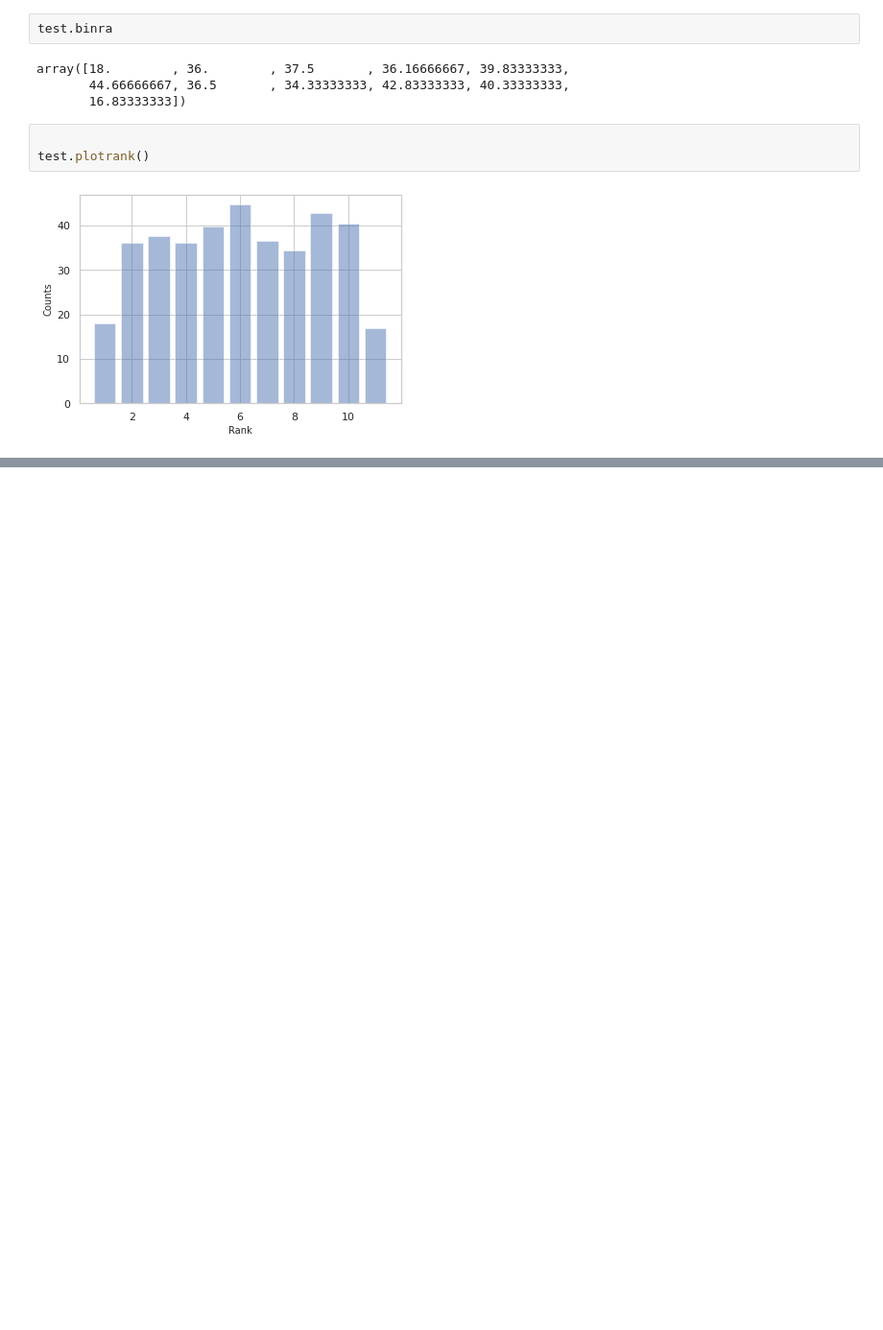
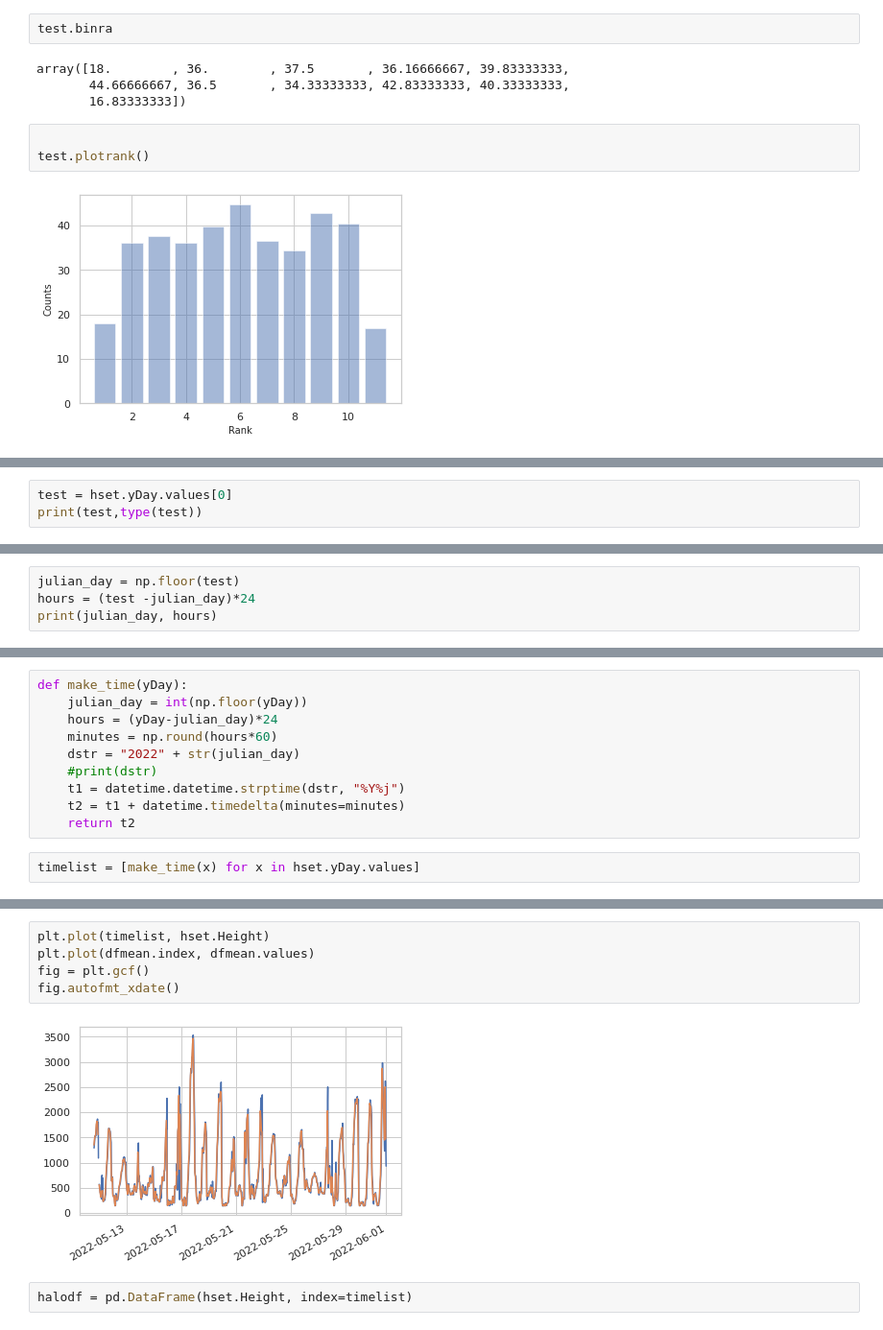
Before and after one commit to jvivar2383/NOAA_PBLH, a Jupyter notebook: Notebooks/VmixFilesHREF.ipynb, the cells around one changed output, grey strips where cells are left out. Shown: that part at 96% size. Saved outputs shown, nothing was run; the diff lists cells and outputs as text; blank space fills up the shorter version.

```diff
--- a/Notebooks/VmixFilesHREF.ipynb
+++ b/Notebooks/VmixFilesHREF.ipynb
@@ -133,0 +173,3 @@ test.plotrank()
+# %%
+test = hset.yDay.values[0]
+print(test,type(test))
@@ -133,0 +178,4 @@ test.plotrank()
+# %%
+julian_day = np.floor(test)
+hours = (test -julian_day)*24
+print(julian_day, hours)
@@ -133,0 +188,12 @@ test.plotrank()
+# %%
+def make_time(yDay):
+    julian_day = int(np.floor(yDay))
+    hours = (yDay-julian_day)*24
+    minutes = np.round(hours*60)
+    dstr = "2022" + str(julian_day)
+    #print(dstr)
+    t1 = datetime.datetime.strptime(dstr, "%Y%j")
+    t2 = t1 + datetime.timedelta(minutes=minutes)
+    return t2
+# %%
+timelist = [make_time(x) for x in hset.yDay.values]
@@ -133,0 +220,9 @@ test.plotrank()
+# %%
+plt.plot(timelist, hset.Height)
+plt.plot(dfmean.index, dfmean.values)
+fig = plt.gcf()
+fig.autofmt_xdate()
+# %% [output]
+[figure, added]
+# %%
+halodf = pd.DataFrame(hset.Height, index=timelist)
```
Also changed, not shown: parts of 17 cells of this notebook.
